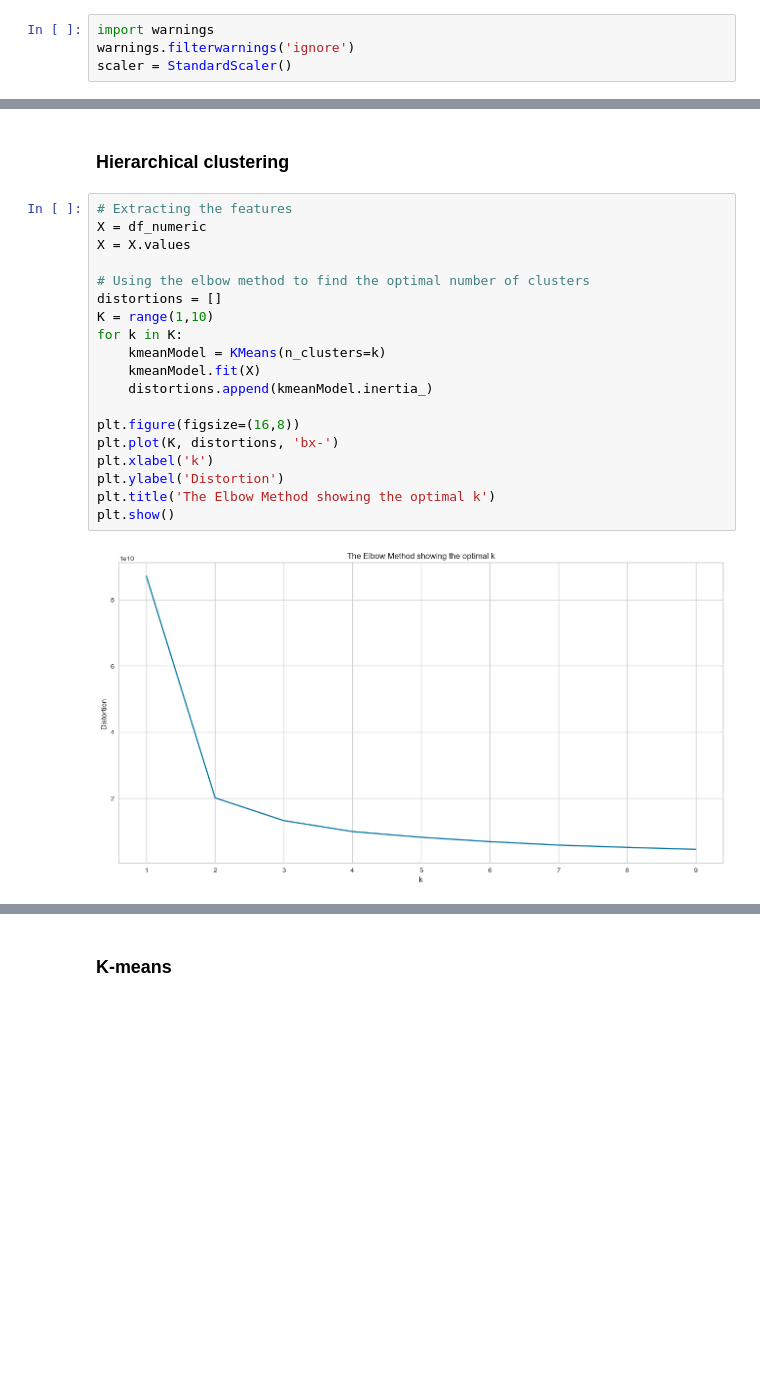
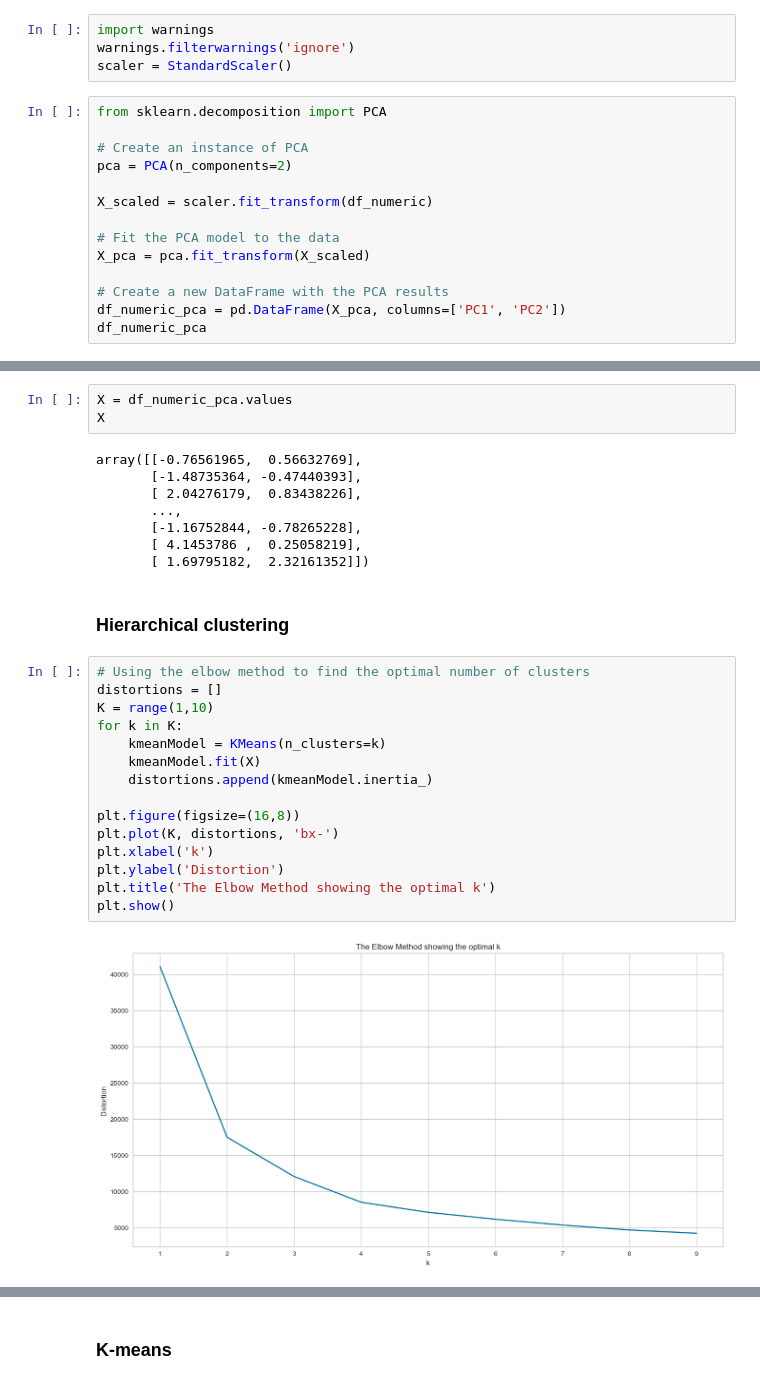
Before and after one commit to cph-oo221/Dat4-BI-Exam, a Jupyter notebook: Main.ipynb, the cells around one changed output, grey strips where cells are left out. Drawn from its saved outputs; the diff is of its cells as text; blank space fills up the shorter version.

```diff
--- a/Main.ipynb
+++ b/Main.ipynb
@@ -774,3 +770,17 @@ The perpose of applying these clustering models, is to see if, there are pattern
 import warnings
 warnings.filterwarnings('ignore')
 scaler = StandardScaler()
+# %%
+from sklearn.decomposition import PCA
+
+# Create an instance of PCA
+pca = PCA(n_components=2)
+
+X_scaled = scaler.fit_transform(df_numeric)
+
+# Fit the PCA model to the data
+X_pca = pca.fit_transform(X_scaled)
+
+# Create a new DataFrame with the PCA results
+df_numeric_pca = pd.DataFrame(X_pca, columns=['PC1', 'PC2'])
+df_numeric_pca
@@ -777,26 +810,33 @@ scaler = StandardScaler()
+# %%
+X = df_numeric_pca.values
+X
+# %% [output]
+array([[-0.76561965,  0.56632769],
+       [-1.48735364, -0.47440393],
+       [ 2.04276179,  0.83438226],
+       ...,
+       [-1.16752844, -0.78265228],
+       [ 4.1453786 ,  0.25058219],
+       [ 1.69795182,  2.32161352]])
 # %% [markdown]
 ### Hierarchical clustering
 # %%
-# Extracting the features
-X = df_numeric
-X = X.values
-
 # Using the elbow method to find the optimal number of clusters
 distortions = []
 K = range(1,10)
 for k in K:
     kmeanModel = KMeans(n_clusters=k)
     kmeanModel.fit(X)
     distortions.append(kmeanModel.inertia_)
 
 plt.figure(figsize=(16,8))
 plt.plot(K, distortions, 'bx-')
 plt.xlabel('k')
 plt.ylabel('Distortion')
 plt.title('The Elbow Method showing the optimal k')
 plt.show()
 # %% [output]
-[figure, old version]
+[figure, new version]
 # %%
 # Making the dendrogram to find the optimal number of clusters
 plt.figure(figsize=(20,10))
```
Also changed, not shown: parts of 39 cells of this notebook, 2 other files.
